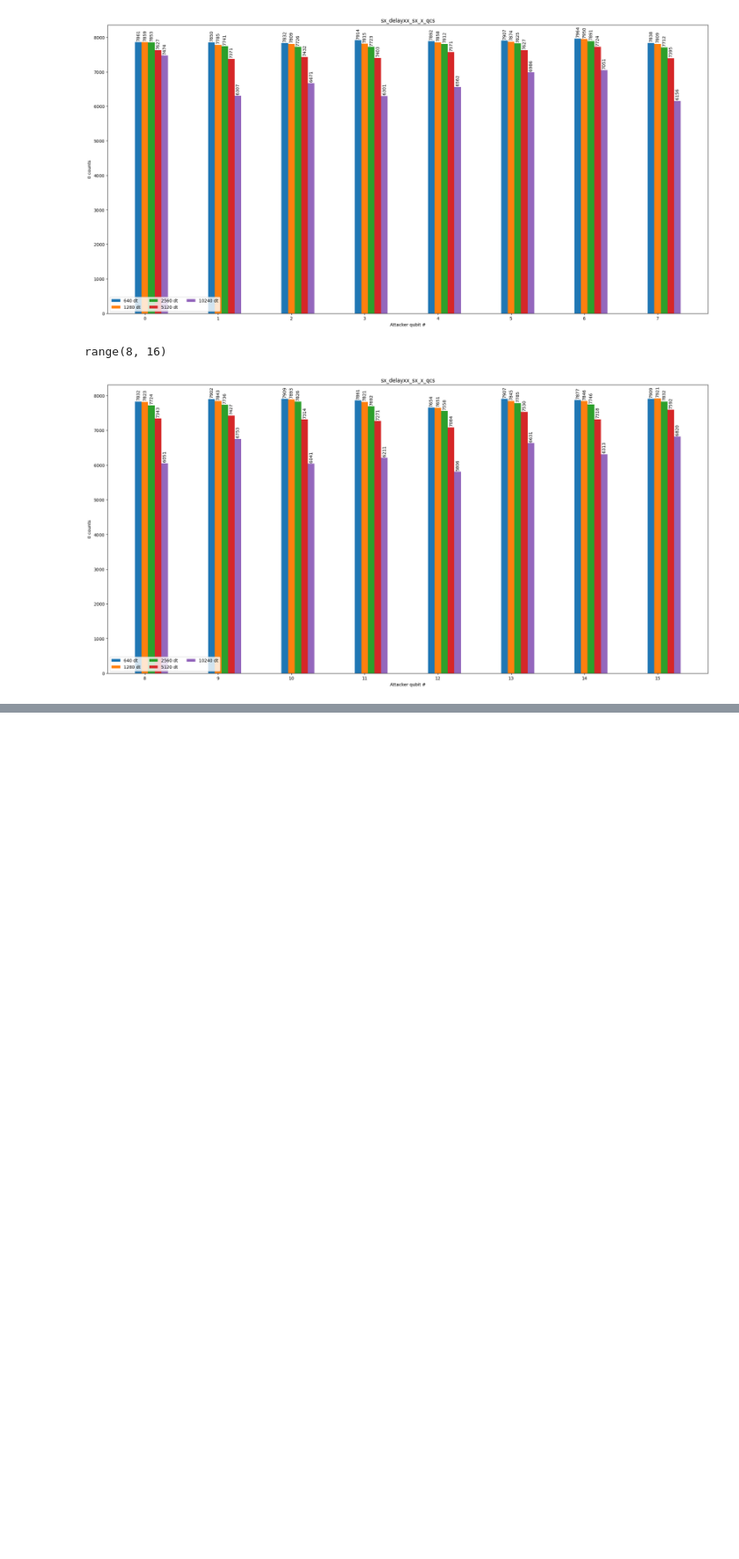
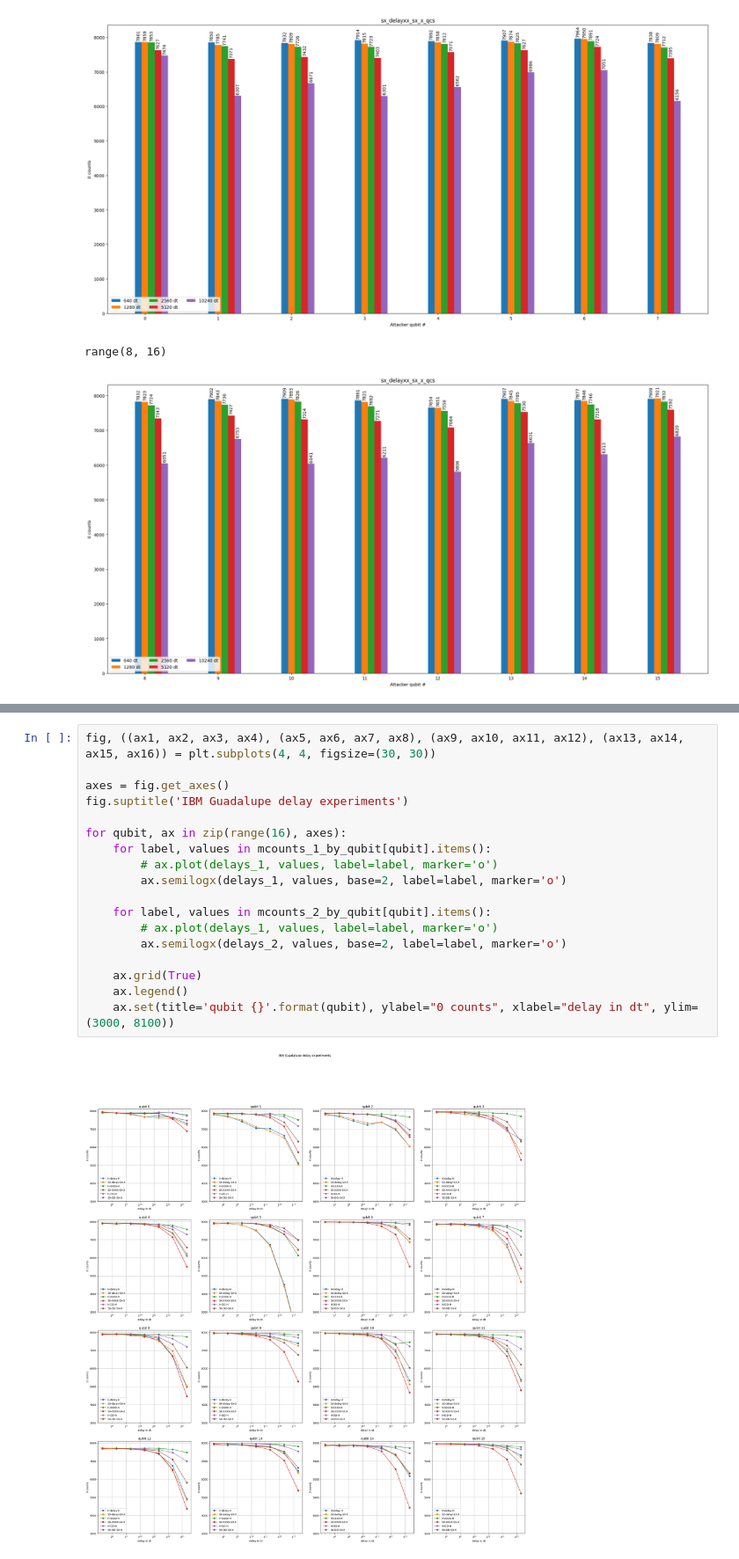
Before and after one commit to thspreetham98/quantum_snooping_v1, a Jupyter notebook: other_experiments/analysis_3.ipynb, the cells around one changed output, grey strips where cells are left out. Shown at 88% size. Saved outputs shown, nothing was run; the diff lists cells and outputs as text; blank space fills up the shorter version.

Commit message:
analysis 3 no cnots widowed experiments

```diff
--- a/other_experiments/analysis_3.ipynb
+++ b/other_experiments/analysis_3.ipynb
@@ -348,0 +423,20 @@ range(8, 16)
+# %%
+fig, ((ax1, ax2, ax3, ax4), (ax5, ax6, ax7, ax8), (ax9, ax10, ax11, ax12), (ax13, ax14, ax15, ax16)) = plt.subplots(4, 4, figsize=(30, 30))
+
+axes = fig.get_axes()
+fig.suptitle('IBM Guadalupe delay experiments')
+
+for qubit, ax in zip(range(16), axes):
+    for label, values in mcounts_1_by_qubit[qubit].items():
+        # ax.plot(delays_1, values, label=label, marker='o')
+        ax.semilogx(delays_1, values, base=2, label=label, marker='o')
+
+    for label, values in mcounts_2_by_qubit[qubit].items():
+        # ax.plot(delays_1, values, label=label, marker='o')
+        ax.semilogx(delays_2, values, base=2, label=label, marker='o')
+
+    ax.grid(True)
+    ax.legend()
+    ax.set(title='qubit {}'.format(qubit), ylabel="0 counts", xlabel="delay in dt", ylim=(3000, 8100))
+# %% [output]
+[figure, added]
```
Also changed, not shown: parts of 10 cells of this notebook.
